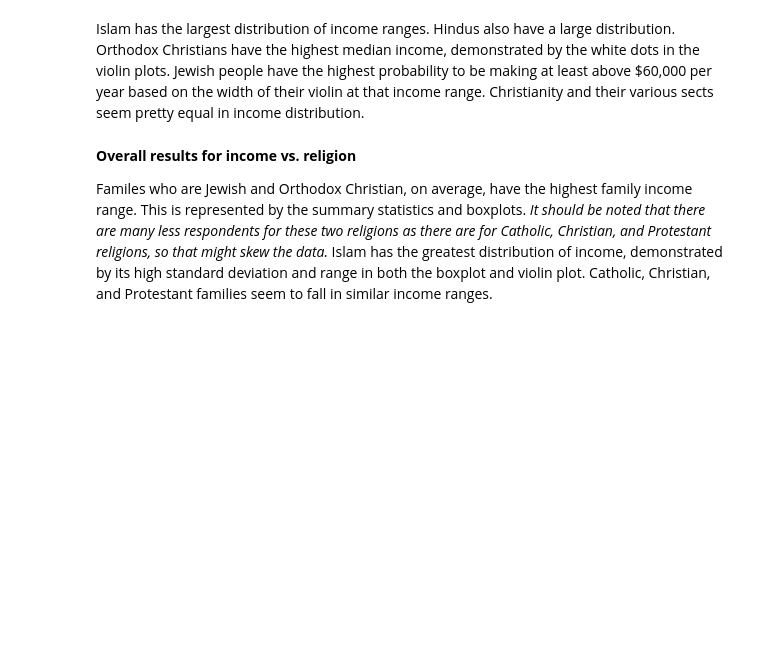
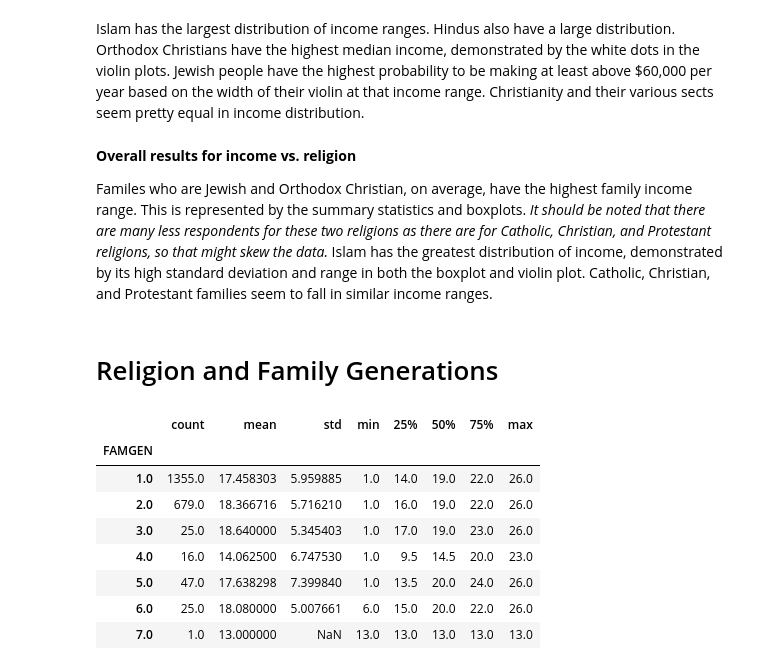
Before and after one commit to DS3001/group14, a Jupyter notebook: SabrinaViz.ipynb, the cells around one changed output. Cells and saved outputs as stored; diff of their text form; code cells hidden in the pictures; blank space fills up the shorter version.

```diff
--- a/SabrinaViz.ipynb
+++ b/SabrinaViz.ipynb
@@ -116,3 +116,18 @@ Islam has the largest distribution of income ranges. Hindus also have a large di
 **Overall results for income vs. religion**
 
 Familes who are Jewish and Orthodox Christian, on average, have the highest family income range. This is represented by the summary statistics and boxplots. *It should be noted that there are many less respondents for these two religions as there are for Catholic, Christian, and Protestant religions, so that might skew the data.* Islam has the greatest distribution of income, demonstrated by its high standard deviation and range in both the boxplot and violin plot. Catholic, Christian, and Protestant families seem to fall in similar income ranges.
+# %% [markdown]
+# Religion and Family Generations
+# %%
+income_stats_by_famgen = df.groupby('FAMGEN')['INCOME16'].describe()
+income_stats_by_famgen
+# %% [output]
+|  | count | mean | std | min | 25% | 50% | 75% | max |
+| FAMGEN |  |  |  |  |  |  |  |  |
+| 1.0 | 1355.0 | 17.458303 | 5.959885 | 1.0 | 14.0 | 19.0 | 22.0 | 26.0 |
+| 2.0 | 679.0 | 18.366716 | 5.716210 | 1.0 | 16.0 | 19.0 | 22.0 | 26.0 |
+| 3.0 | 25.0 | 18.640000 | 5.345403 | 1.0 | 17.0 | 19.0 | 23.0 | 26.0 |
+| 4.0 | 16.0 | 14.062500 | 6.747530 | 1.0 | 9.5 | 14.5 | 20.0 | 23.0 |
+| 5.0 | 47.0 | 17.638298 | 7.399840 | 1.0 | 13.5 | 20.0 | 24.0 | 26.0 |
+| 6.0 | 25.0 | 18.080000 | 5.007661 | 6.0 | 15.0 | 20.0 | 22.0 | 26.0 |
+| 7.0 | 1.0 | 13.000000 | NaN | 13.0 | 13.0 | 13.0 | 13.0 | 13.0 |
```
Also changed, not shown: parts of 7 cells of this notebook.
